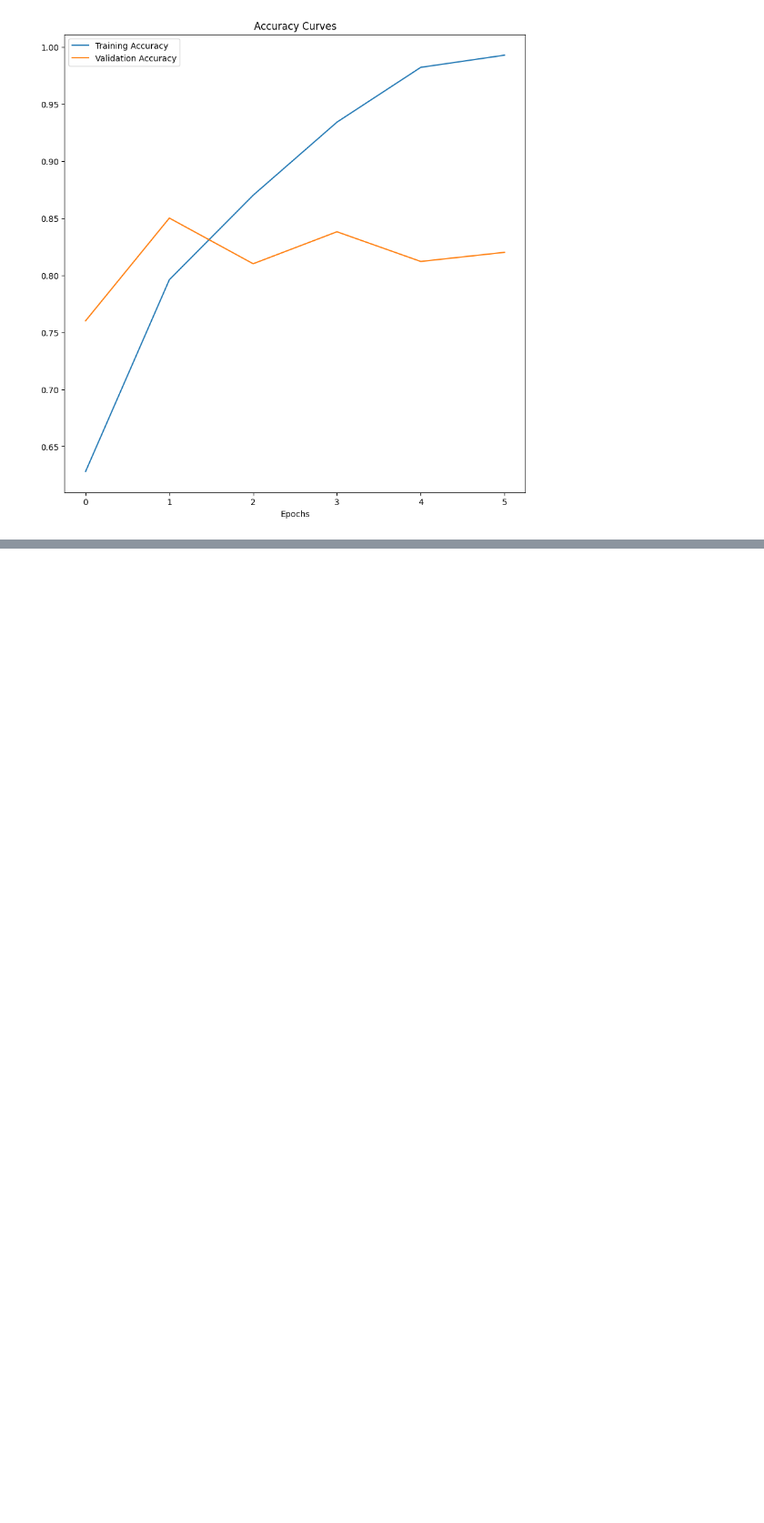
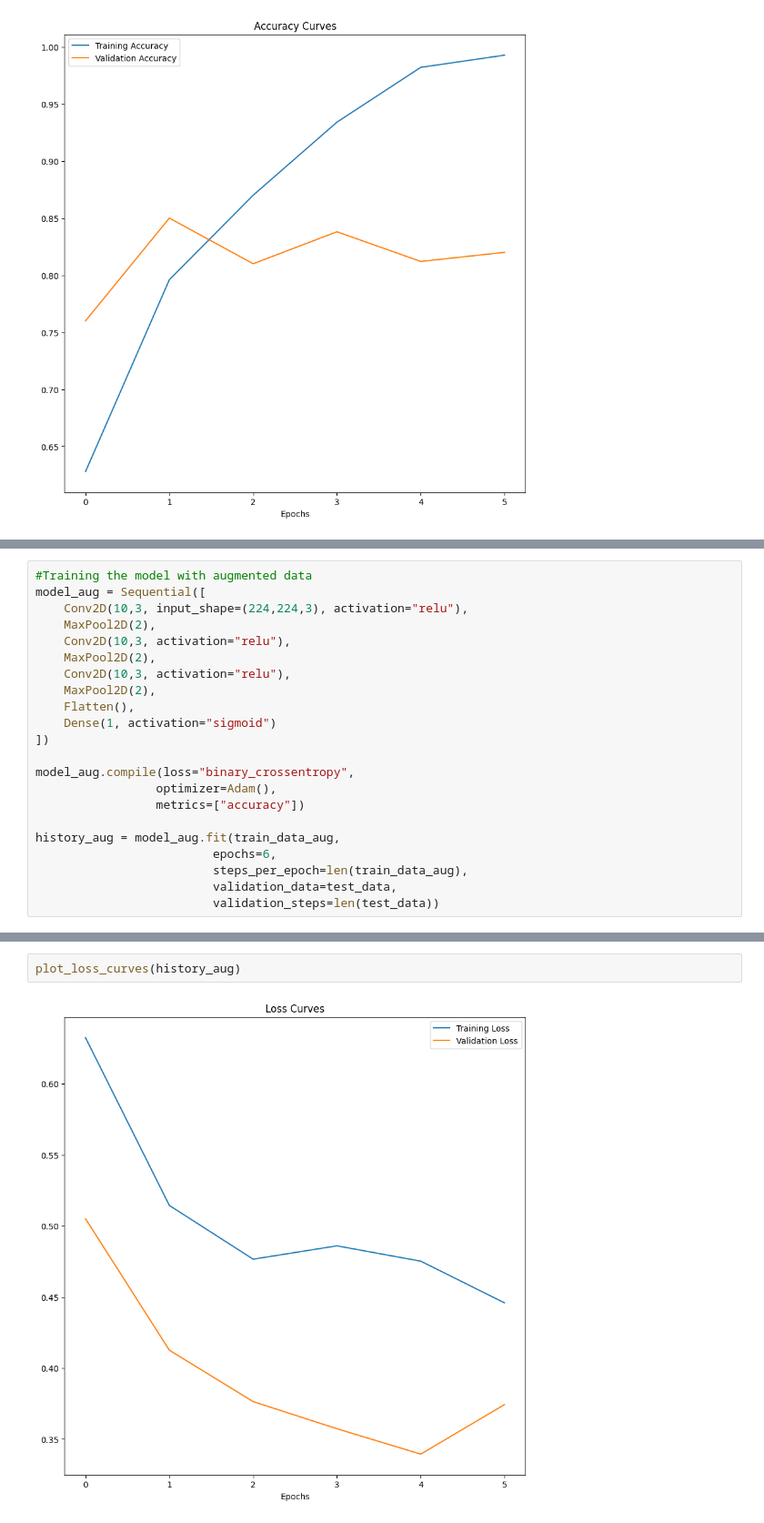
Before and after one commit to gunavc/TensorFlow, a Jupyter notebook: cnn-computer_vision.ipynb, the cells around one changed output, grey strips where cells are left out. Shown at 91% size. Cells and saved outputs as stored; diff of their text form; blank space fills up the shorter version.

```diff
--- a/cnn-computer_vision.ipynb
+++ b/cnn-computer_vision.ipynb
@@ -300,0 +388,22 @@ plot_loss_curves(history_baseline)
+# %%
+#Training the model with augmented data
+model_aug = Sequential([
+    Conv2D(10,3, input_shape=(224,224,3), activation="relu"),
+    MaxPool2D(2),
+    Conv2D(10,3, activation="relu"),
+    MaxPool2D(2),
+    Conv2D(10,3, activation="relu"),
+    MaxPool2D(2),
+    Flatten(),
+    Dense(1, activation="sigmoid")
+])
+
+model_aug.compile(loss="binary_crossentropy",
+                 optimizer=Adam(),
+                 metrics=["accuracy"])
+
+history_aug = model_aug.fit(train_data_aug,
+                         epochs=6,
+                         steps_per_epoch=len(train_data_aug),
+                         validation_data=test_data,
+                         validation_steps=len(test_data))
@@ -300,0 +425,4 @@ plot_loss_curves(history_baseline)
+# %%
+plot_loss_curves(history_aug)
+# %% [output]
+[figure, added]
```
Also changed, not shown: parts of 7 cells of this notebook.
